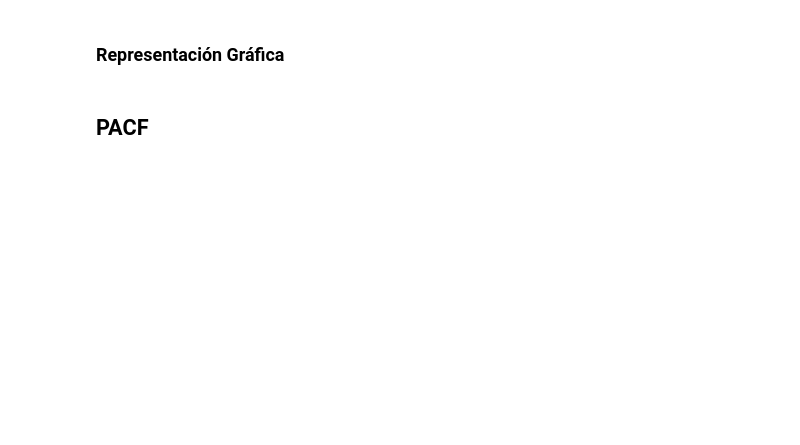
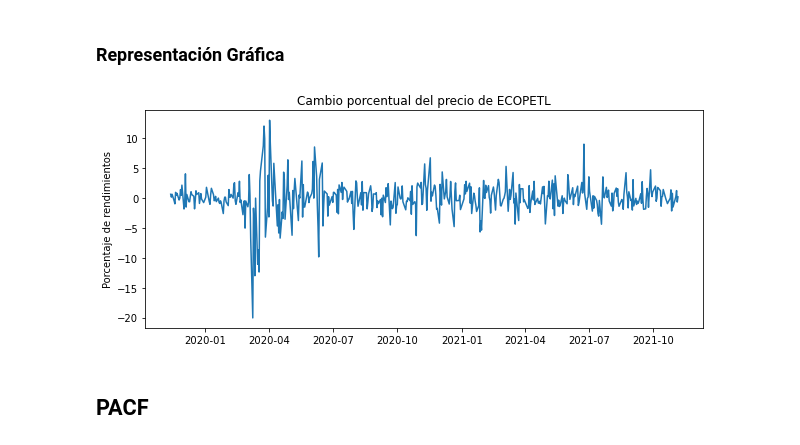
Before and after one commit to JuanAcevedoEcon/Econometria-basica-con-Python, a Jupyter notebook: Scripts/(9) ARCH - GARCH.ipynb, the cells around one changed output. Saved outputs shown, nothing was run; the diff lists cells and outputs as text; code cells hidden in the pictures; blank space fills up the shorter version.

```diff
--- a/Scripts/(9) ARCH - GARCH.ipynb
+++ b/Scripts/(9) ARCH - GARCH.ipynb
@@ -13,3 +13,3 @@ from arch import arch_model
 from arch.__future__ import reindexing # Se utiliza para eliminar warning por actualización de arch
 # %%
-precios = pd.read_excel("ECOPETROL.xls",header=1)
+precios = pd.read_excel(r"C:\Users\57317\Desktop\Universidad Nacional\Programación\Python\Curso Econometría básica con Python\Bases de datos\ECOPETROL.xls",header=1)
@@ -16,2 +25,2 @@ precios = pd.read_excel("ECOPETROL.xls",header=1)
 # %%
-precios.______
+precios = precios.drop("Unnamed: 0", axis = 1)
@@ -18,2 +36,2 @@ precios.______
 # %%
-precios = precios._______("_______")
+precios = precios.set_index("fecha")
@@ -39,14 +163,16 @@ resultados_garch_1_1.summary()
 # %% [markdown]
 ### Representación Gráfica
 # %%
-especie = _______["_______"]
+especie = precios["Precio Cierre"]
 
-returns = ___ * _______._______._______
+returns = 100 * especie.pct_change().dropna()
 
-plt.figure(_______=(__,_))
-plt.plot(_______)
+plt.figure(figsize=(10,4))
+plt.plot(returns)
 plt.ylabel("Porcentaje de rendimientos")
 plt.title("Cambio porcentual del precio de ECOPETL");
+# %% [output]
+[figure, added]
 # %% [markdown]
 ## PACF
 # %%
```
Also changed, not shown: parts of 16 cells of this notebook.
